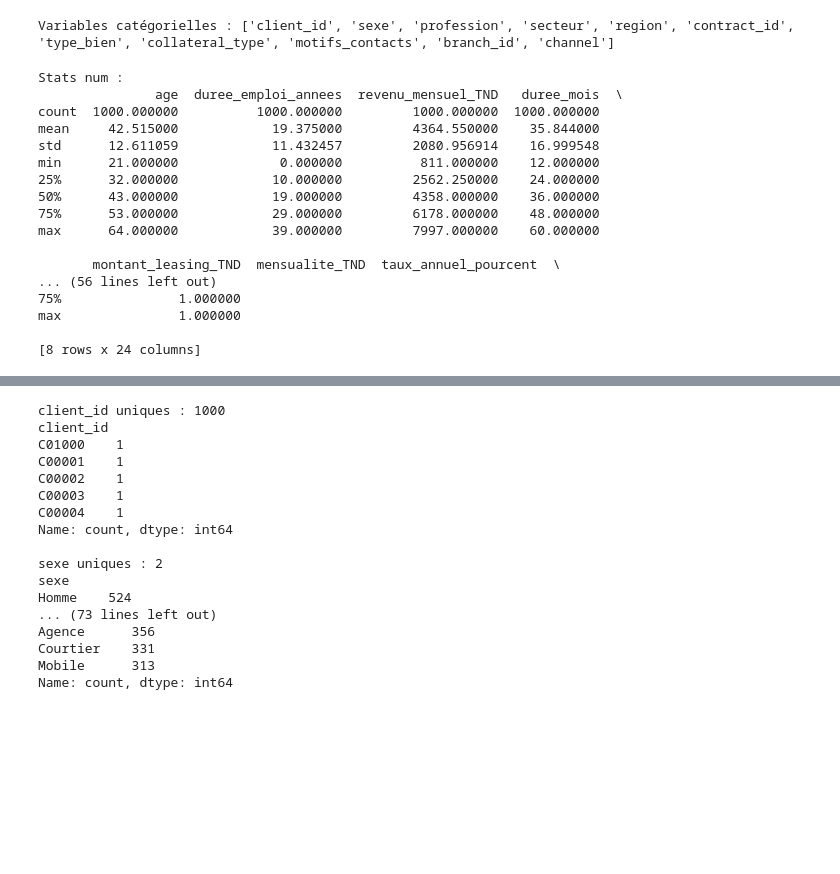
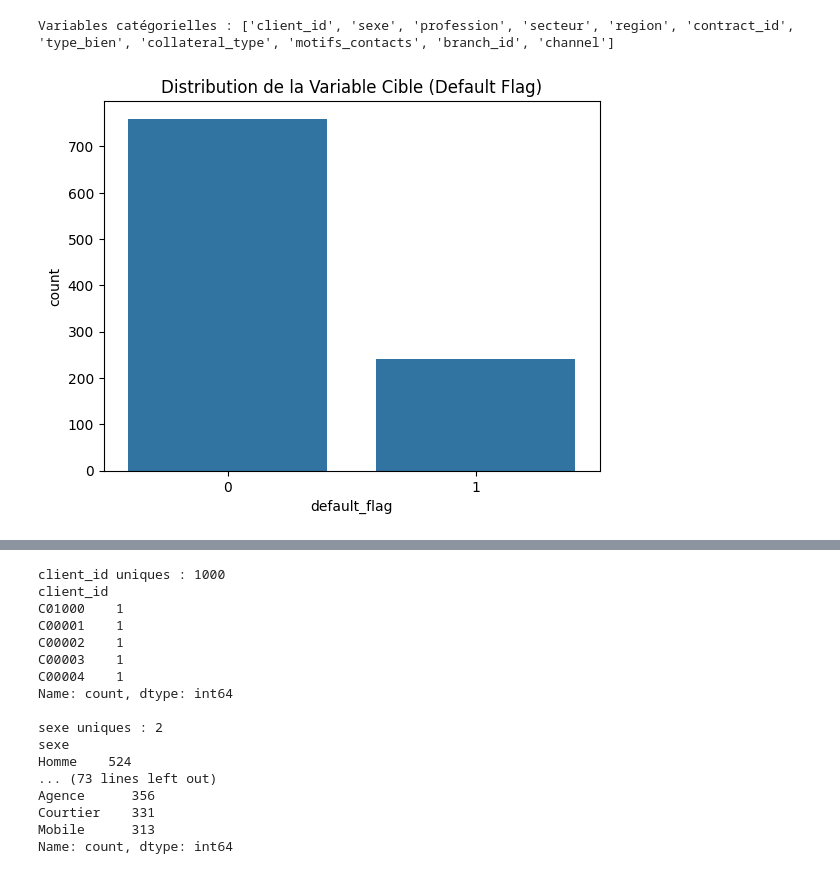
Before and after one commit to yousra0/Analysis-and-Prediction-of-Customer-Non-Payment-Risk, a Jupyter notebook: projet Analyse et Prédiction du Risque de Non-Paiement des Clients.ipynb, the cells around one changed output, grey strips where cells are left out. Cells and saved outputs as stored; diff of their text form; code cells hidden in the pictures; blank space fills up the shorter version.

```diff
--- a/projet Analyse et Prédiction du Risque de Non-Paiement des Clients.ipynb
+++ b/projet Analyse et Prédiction du Risque de Non-Paiement des Clients.ipynb
@@ -390,27 +224,10 @@ cat_cols = df.select_dtypes(include=['object']).columns
 print("Variables catégorielles :", list(cat_cols))
 # %% [output]
 Variables catégorielles : ['client_id', 'sexe', 'profession', 'secteur', 'region', 'contract_id', 'type_bien', 'collateral_type', 'motifs_contacts', 'branch_id', 'channel']
-# %%
-# Statistiques pour variables numériques
-if 'df_clean' in globals():
-    num_cols = df_clean.select_dtypes(include=['int64', 'float64']).columns
-    print("Stats num :")
-    print(df_clean[num_cols].describe())
-# %% [output]
-Stats num :
-               age  duree_emploi_annees  revenu_mensuel_TND   duree_mois  \
-count  1000.000000          1000.000000         1000.000000  1000.000000
-mean     42.515000            19.375000         4364.550000    35.844000
-std      12.611059            11.432457         2080.956914    16.999548
-min      21.000000             0.000000          811.000000    12.000000
-25%      32.000000            10.000000         2562.250000    24.000000
-50%      43.000000            19.000000         4358.000000    36.000000
-75%      53.000000            29.000000         6178.000000    48.000000
-max      64.000000            39.000000         7997.000000    60.000000
-
-       montant_leasing_TND  mensualite_TND  taux_annuel_pourcent  \
-... (56 lines left out)
-75%               1.000000
-max               1.000000
-
-[8 rows x 24 columns]
+# %%
+# Visualisation de la distribution de la variable cible
+sns.countplot(x='default_flag', data=df)
+plt.title('Distribution de la Variable Cible (Default Flag)')
+plt.show()
+# %% [output]
+[figure, added]
```
Also changed, not shown: parts of 210 cells of this notebook.
